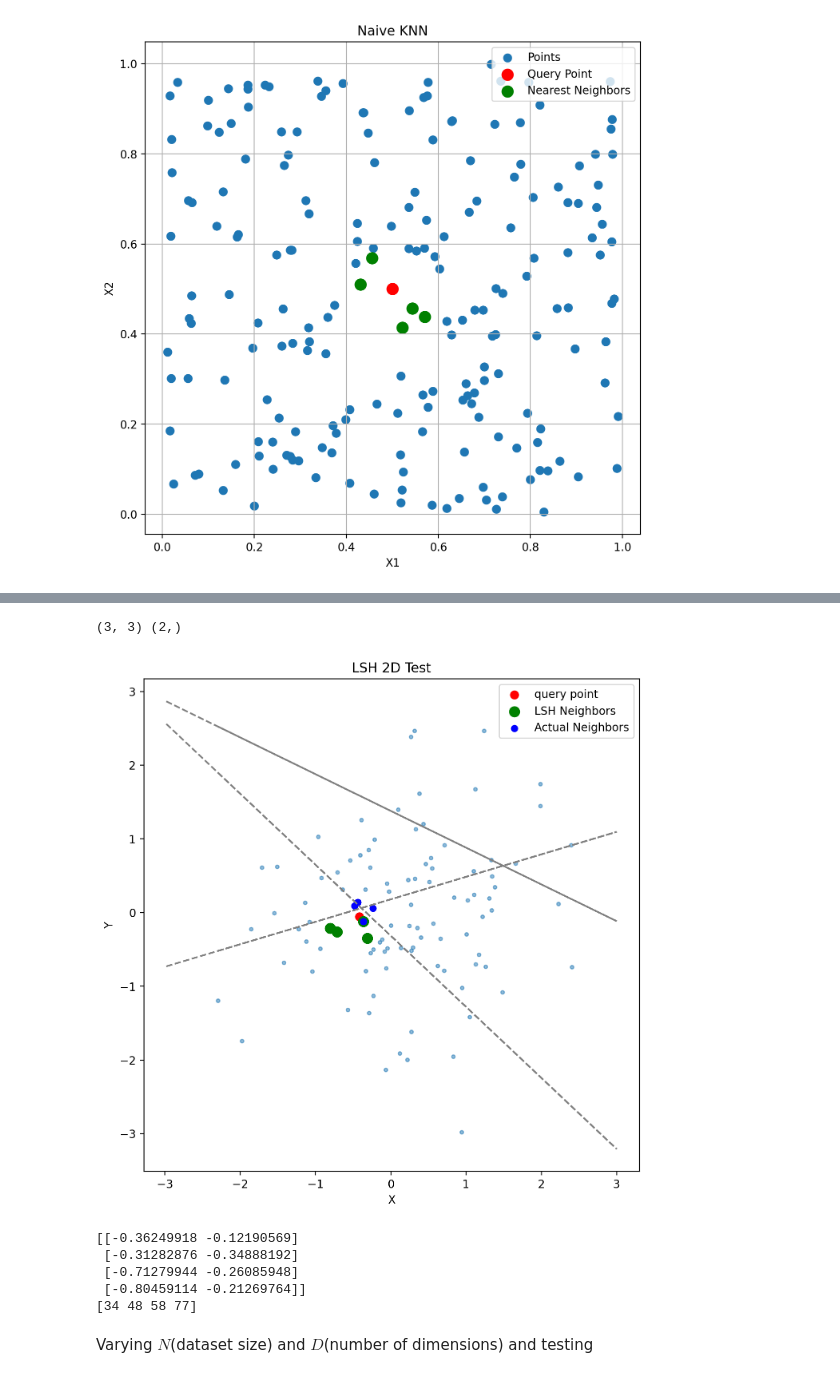
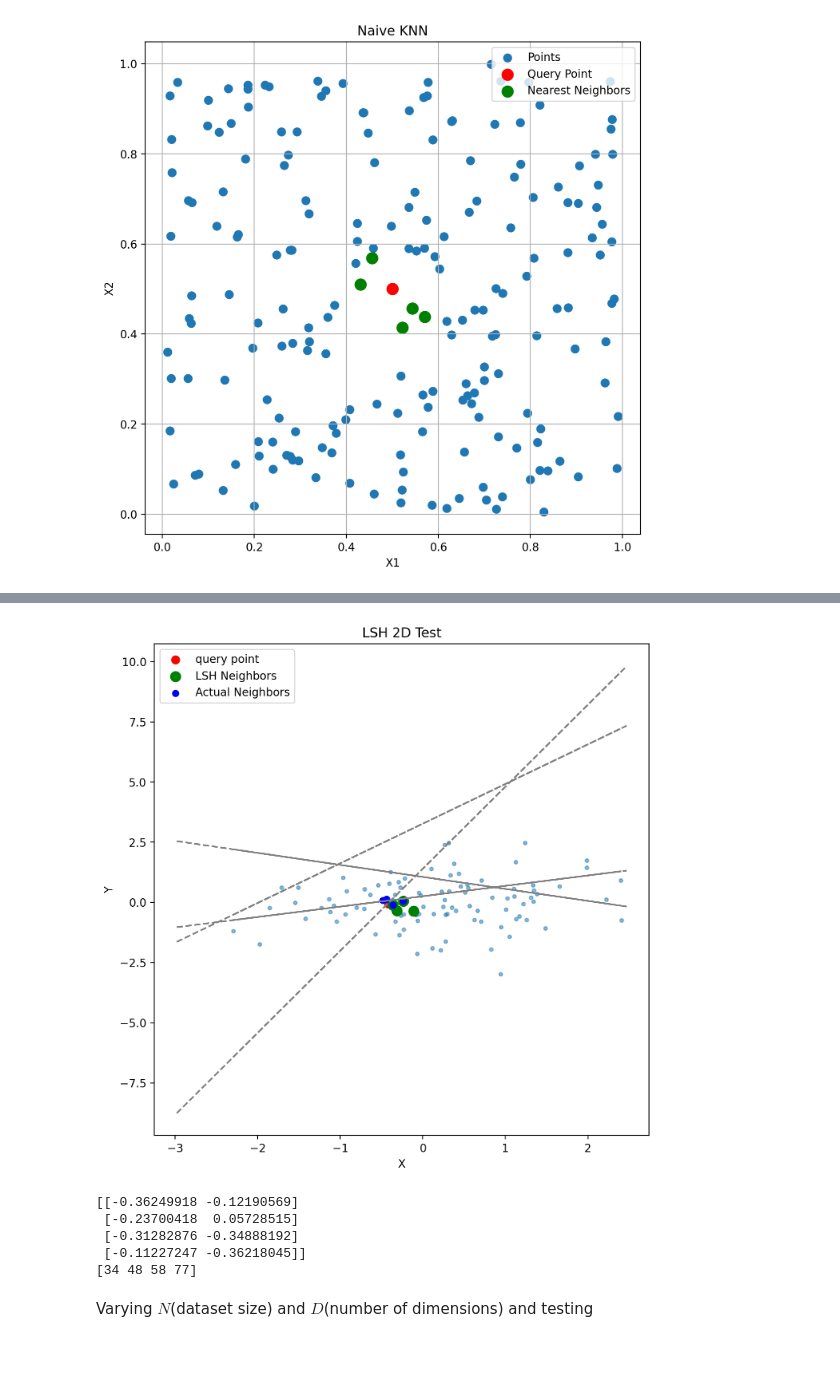
Before and after one commit to HarinarayanJ/ML-Assignment-4, a Jupyter notebook: Assignment4_Q2.ipynb, the cells around one changed output, grey strips where cells are left out. Drawn from its saved outputs; the diff is of its cells as text; code cells hidden in the pictures.

```diff
--- a/Assignment4_Q2.ipynb
+++ b/Assignment4_Q2.ipynb
@@ -204,42 +203,41 @@ np.random.seed(2)
 query_pt = np.random.randn(2)
 
 naive_2d_lshfalse = NaiveKNN()
 naive_2d_lshfalse.fit(X)
 naive_indices = naive_2d_lshfalse.query(query_pt, k=4)
 
-lsh = LSH(n_projections=3, n_neighbors=2, radomn_seed=42)
+lsh = LSH(n_projections=4, radomn_seed=42)
 lsh.fit(X)
 
 neighbors = lsh.query(query_pt, k=4)
 
 fig, ax = plt.subplots(figsize=(8, 8))
 ax.scatter(X[:, 0], X[:, 1], s=10, alpha=0.5)
 ax.scatter(query_pt[0], query_pt[1], s=50, c='r', marker='o', label = 'query point')
 ax.scatter(neighbors[:,0], neighbors[:,1], s=80, c='g', marker='o', label='LSH Neighbors')
 ax.scatter(X[naive_indices, 0], X[naive_indices, 1], color='blue', label="Actual Neighbors", s=30)
 for i in range(lsh.n_projections):
     intercept = -lsh.projections[0, i]/lsh.projections[2, i]
     slope = -lsh.projections[1, i] / lsh.projections[2, i]
-    x_values = np.linspace(np.min(X, axis = 0), 3, 100)
+    x_values = np.linspace(np.min(X, axis = 0), np.max(X, axis = 0), 100)
     plt.plot(x_values, slope * x_values + intercept, linestyle='--', color='gray')
 
 ax.set_title('LSH 2D Test')
 ax.set_xlabel('X')
 ax.set_ylabel('Y')
 
 plt.legend()
 plt.show()
 
 print(neighbors)
 print(naive_indices)
 # %% [output]
+[figure, new version]
-(3, 3) (2,)
+[[-0.36249918 -0.12190569]
+ [-0.23700418  0.05728515]
+ [-0.31282876 -0.34888192]
+ [-0.11227247 -0.36218045]]
+[34 48 58 77]
-[figure, old version]
-[[-0.36249918 -0.12190569]
- [-0.31282876 -0.34888192]
- [-0.71279944 -0.26085948]
- [-0.80459114 -0.21269764]]
-[34 48 58 77]
 # %% [markdown]
 Varying $N$(dataset size) and $D$(number of dimensions) and testing
 # %%
```
Also changed, not shown: parts of 7 cells of this notebook.
